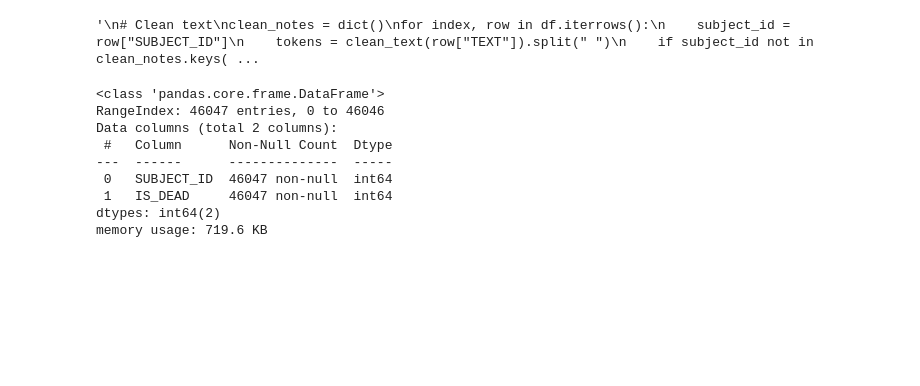
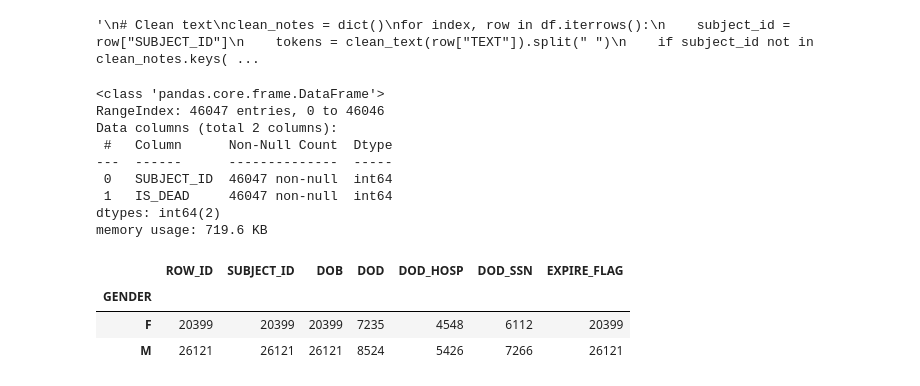
Before and after one commit to matthewkol186/cos597efinalproject, a Jupyter notebook: preprocess-mimic-iii.ipynb, the cells around one changed output. Saved outputs shown, nothing was run; the diff lists cells and outputs as text; code cells hidden in the pictures; blank space fills up the shorter version.

```diff
--- a/preprocess-mimic-iii.ipynb
+++ b/preprocess-mimic-iii.ipynb
@@ -150,3 +196,10 @@ memory usage: 719.6 KB
 # %%
 pickle.dump([feature_matrix, list(df_labels["IS_DEAD"]), list(df_labels["SUBJECT_ID"])],
             open("processed/mimic_tfidf.pkl", "wb"))
+# %%
+df_patients.groupby("GENDER").count()
+# %% [output]
+|  | ROW_ID | SUBJECT_ID | DOB | DOD | DOD_HOSP | DOD_SSN | EXPIRE_FLAG |
+| GENDER |  |  |  |  |  |  |  |
+| F | 20399 | 20399 | 20399 | 7235 | 4548 | 6112 | 20399 |
+| M | 26121 | 26121 | 26121 | 8524 | 5426 | 7266 | 26121 |
```
Also changed, not shown: parts of 5 cells of this notebook.
